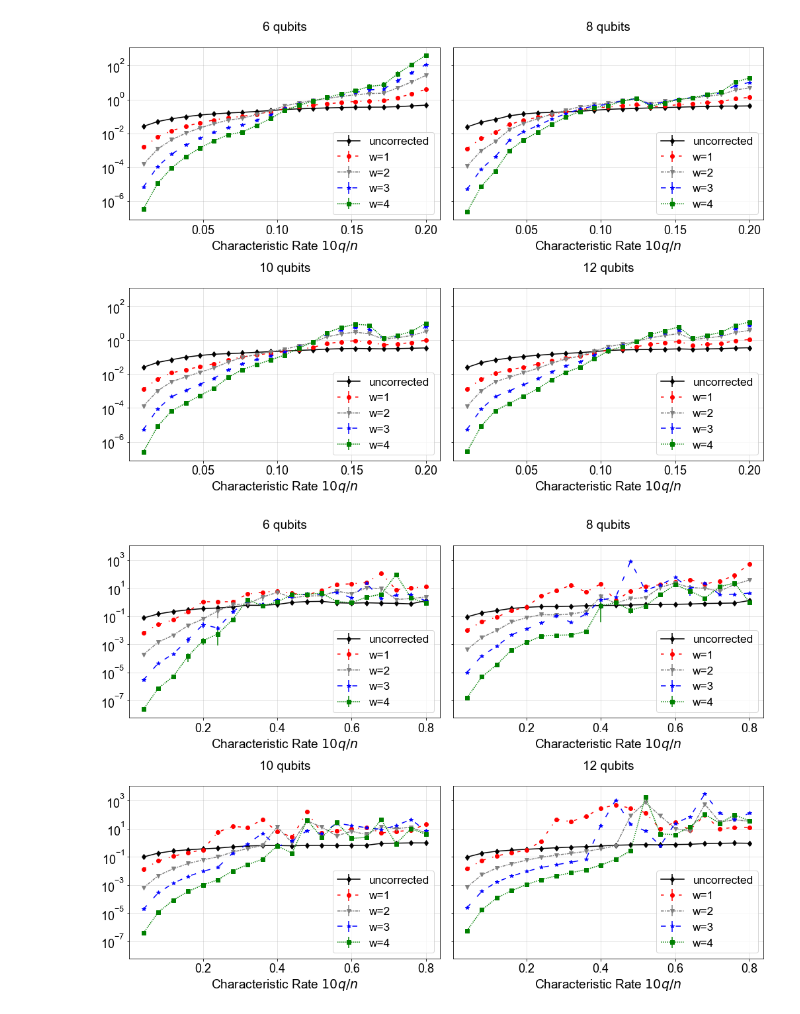
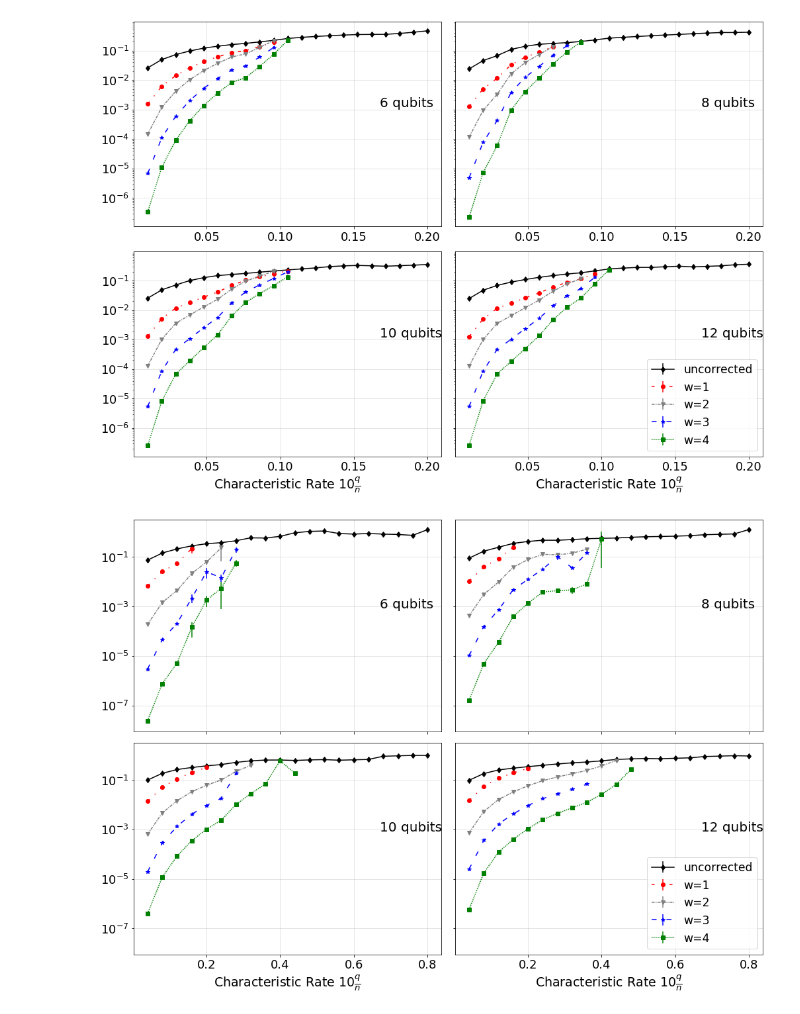
Before and after one commit to peterse/perturbative_readout_correction, a Jupyter notebook: make_plot_scaling_w_or_wo_R_t_inversion.ipynb, the cells around one changed output. Drawn from its saved outputs; the diff is of its cells as text; code cells hidden in the pictures.

Commit message:
generated some figures; cleanup on plot styles

```diff
--- a/make_plot_scaling_w_or_wo_R_t_inversion.ipynb
+++ b/make_plot_scaling_w_or_wo_R_t_inversion.ipynb
@@ -5,6 +5,16 @@ import scipy
 
 import utils
 import response_matrix
+# %%
+def find_first_crossing(ref, x):
+    # TODO: maybe add interpolation function to hit the exact crossover point.
+    out = []
+    for i, (ui, xi) in enumerate(zip(ref, x)):
+        if xi <= ui:
+            out.append(i)
+        else:
+            break
+    return out
 # %%
 ntrials = 20
 wvals = [1, 2, 3, 4]
@@ -14,41 +24,49 @@ qvals = np.linspace(0.01, 0.2, 21)
 plt.style.use('./style.mplstyle')
 fig, axes = plt.subplots(2, 2, figsize=(14, 10), constrained_layout=True, sharey=True)
 
 x = np.asarray([0] + wvals)
 
 leglabs = [f"{x} qubits" for x in nqubits_lst]
 markers = ['s', '*', 'v', 'o', 'd']
 colors = ['k', 'r', 'gray', 'b', 'g']
 
 # Second figure: plot trace distance asfu of characteristic q
 leglabels = ["uncorrected"] + [f"w={w}" for w in wvals]
 linestyles = ["solid", (0, (3, 7, 1, 7)), (0, (3, 1, 1, 1)), (0, (5, 10)), (0, (1, 1))]
 markers_2 = list(reversed(markers)) # scramble these to avoid visual continuity
 
 ax_list = [axes[0, 0], axes[0, 1], axes[1, 0], axes[1, 1]]
 n_qubits_list = [6, 8, 10, 12]
 
 for n_qubits, ax in zip(n_qubits_list, ax_list):
     q_outcomes = np.load("{}qubits_scaling_results_3.npy".format(n_qubits))
     q_avg_outcomes = q_outcomes.mean(axis=2)
     q_var_outcomes = q_outcomes.std(axis=2) / np.sqrt(ntrials) # "standard error" = SD / sqrt(ntrials)
     # q_var_outcomes = q_outcomes.std(axis=2) # "standard error" = SD / sqrt(ntrials)
     for j, y in enumerate(q_avg_outcomes):
-        confidence = q_var_outcomes[j]
-        ax.errorbar(qvals, y, yerr=confidence, label=leglabels[j], marker=markers_2[j], ls=linestyles[j], c=colors[j])
-    ax.set_title('{nq} qubits'.format(nq=n_qubits))
+        mask = range(len(y))
+        if j != 0:
+            mask = find_first_crossing(q_avg_outcomes[0,:],y)
+
+        confidence = q_var_outcomes[j][mask]
+        ax.errorbar(qvals[mask], y[mask], yerr=confidence, label=leglabels[j], marker=markers_2[j], ls=linestyles[j], c=colors[j])
 
 # Formatting for both
-for ax in ax_list:
-    ax.set_xlabel(r"Characteristic Rate $10 q / n$")
-    ax.legend(leglabels)
+for i, ax in enumerate(ax_list):
+    ax.text(0.8, 0.6, f"{n_qubits_list[i]} qubits",
+            horizontalalignment='left', verticalalignment='center',
+            transform=ax.transAxes, size=20)
     ax.grid(True, alpha=0.4)
     ax.semilogy()
 
+for ax in axes[1,:]:
+    ax.set_xlabel(r"Characteristic Rate $10\frac{q}{n}$")
 
-# fig.savefig("figures/figure2.pdf")
+axes[1,1].legend(leglabels)
+
+fig.savefig("figures/truncated_inversion_q_study.pdf")
 # %% [output]
-[figure, old version]
+[figure, new version]
 # %%
 ntrials = 20
 wvals = [1, 2, 3, 4]
@@ -56,7 +74,7 @@ nqubits_lst = [6, 8, 10, 12]
 qvals = np.linspace(0.04, 0.8, 20)
 
 plt.style.use('./style.mplstyle')
-fig, axes = plt.subplots(2, 2, figsize=(14, 10), constrained_layout=True, sharey=True)
+fig, axes = plt.subplots(2, 2, figsize=(14, 10), constrained_layout=True, sharey=True, sharex=True)
 
 x = np.asarray([0] + wvals)
 
@@ -78,18 +96,27 @@ for n_qubits, ax in zip(n_qubits_list, ax_list):
     q_var_outcomes = q_outcomes.std(axis=2) / np.sqrt(ntrials) # "standard error" = SD / sqrt(ntrials)
     # q_var_outcomes = q_outcomes.std(axis=2) # "standard error" = SD / sqrt(ntrials)
     for j, y in enumerate(q_avg_outcomes):
-        confidence = q_var_outcomes[j]
-        ax.errorbar(qvals, y, yerr=confidence, label=leglabels[j], marker=markers_2[j], ls=linestyles[j], c=colors[j])
-    ax.set_title('{nq} qubits'.format(nq=n_qubits))
+        mask = range(len(y))
+        if j != 0:
+            mask = find_first_crossing(q_avg_outcomes[0,:],y)
+
+        confidence = q_var_outcomes[j][mask]
+        ax.errorbar(qvals[mask], y[mask], yerr=confidence, label=leglabels[j], marker=markers_2[j], ls=linestyles[j], c=colors[j])
+#     ax.set_title('{nq} qubits'.format(nq=n_qubits))
 
 # Formatting for both
-for ax in ax_list:
-    ax.set_xlabel(r"Characteristic Rate $10 q / n$")
-    ax.legend(leglabels)
+for i, ax in enumerate(ax_list):
+    ax.text(0.8, 0.6, f"{n_qubits_list[i]} qubits",
+            horizontalalignment='left', verticalalignment='center',
+            transform=ax.transAxes, size=20)
     ax.grid(True, alpha=0.4)
     ax.semilogy()
 
+for ax in axes[1,:]:
+    ax.set_xlabel(r"Characteristic Rate $10\frac{q}{n}$")
 
-# fig.savefig("figures/figure2.pdf")
+axes[1,1].legend(leglabels)
+
+fig.savefig("figures/full_inversion_q_study.pdf")
 # %% [output]
-[figure, old version]
+[figure, new version]
```
Also changed, not shown: 3 other files.
